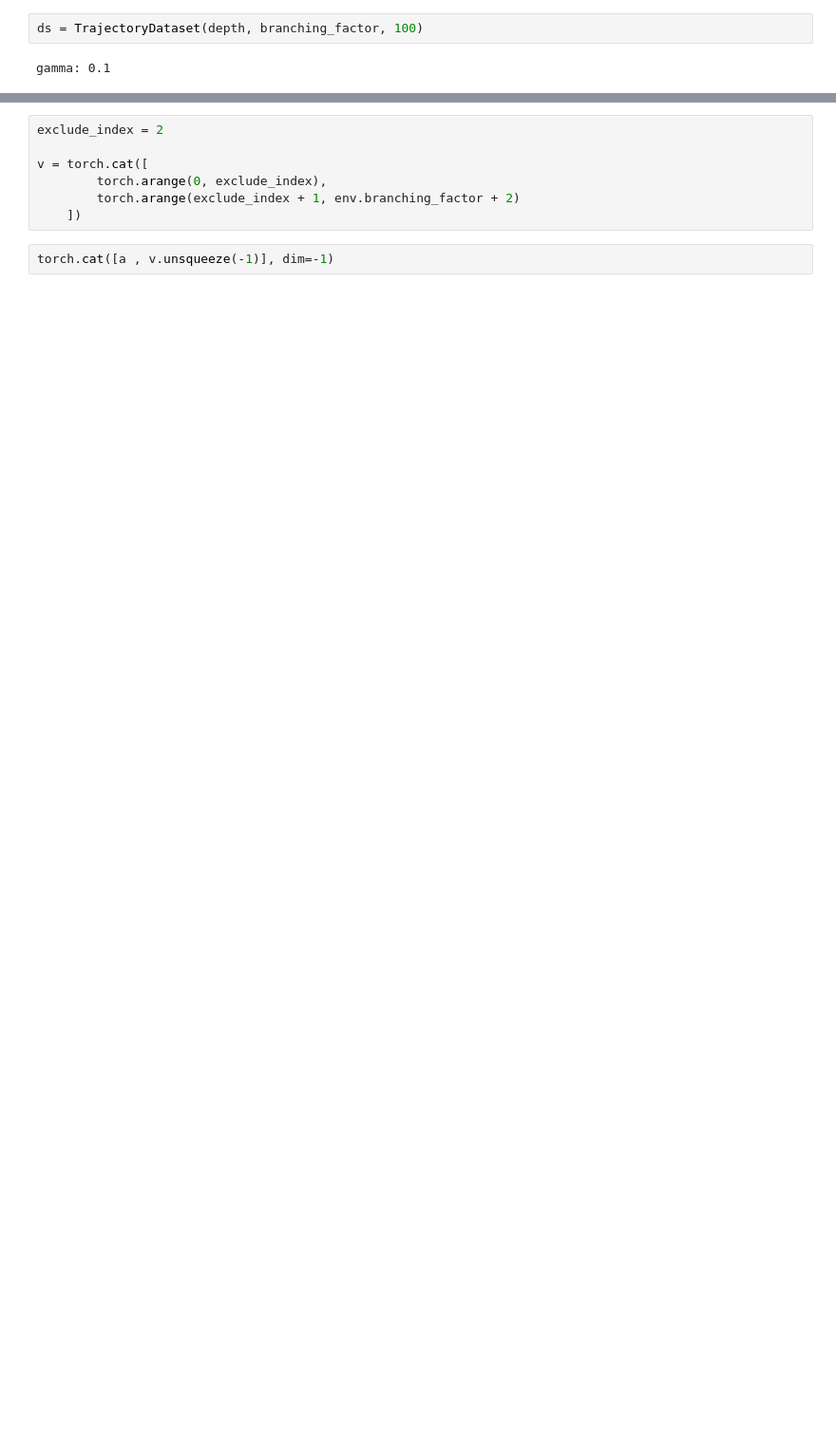
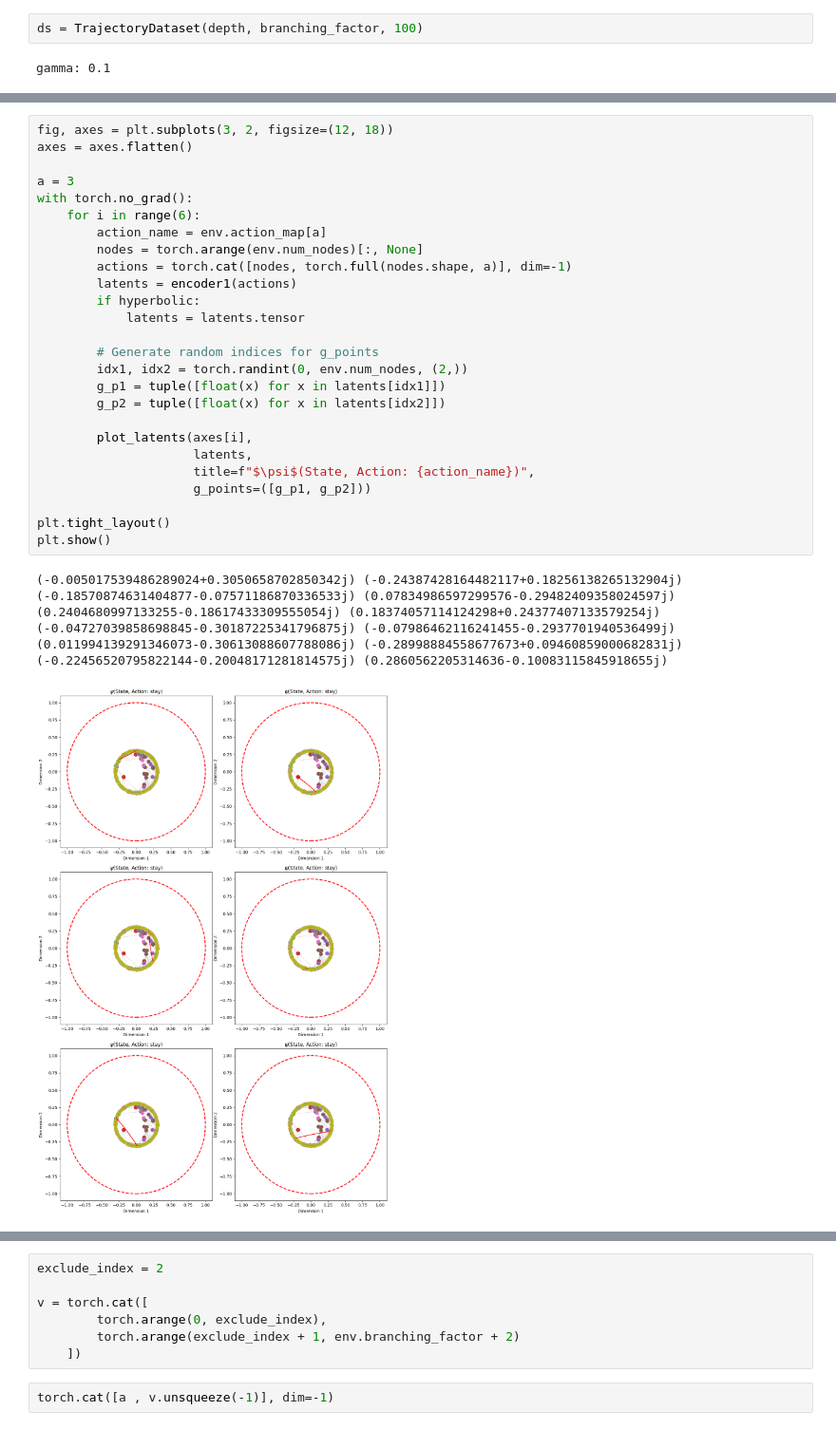
Before and after one commit to YongweiChe/hyperbolic-gcrl, a Jupyter notebook: notebooks/VisualizeTree.ipynb, the cells around one changed output, grey strips where cells are left out. Shown at 95% size. Saved outputs shown, nothing was run; the diff lists cells and outputs as text; blank space fills up the shorter version.

```diff
--- a/notebooks/VisualizeTree.ipynb
+++ b/notebooks/VisualizeTree.ipynb
@@ -190,3 +215,37 @@ def plot_state_latents(ax):
+# %%
+fig, axes = plt.subplots(3, 2, figsize=(12, 18))
+axes = axes.flatten()
+
+a = 3
+with torch.no_grad():
+    for i in range(6):
+        action_name = env.action_map[a]
+        nodes = torch.arange(env.num_nodes)[:, None]
+        actions = torch.cat([nodes, torch.full(nodes.shape, a)], dim=-1)
+        latents = encoder1(actions)
+        if hyperbolic:
+            latents = latents.tensor
+
+        # Generate random indices for g_points
+        idx1, idx2 = torch.randint(0, env.num_nodes, (2,))
+        g_p1 = tuple([float(x) for x in latents[idx1]])
+        g_p2 = tuple([float(x) for x in latents[idx2]])
+
+        plot_latents(axes[i],
+                     latents,
+                     title=f"$\psi$(State, Action: {action_name})",
+                     g_points=([g_p1, g_p2]))
+
+plt.tight_layout()
+plt.show()
+# %% [output]
+(-0.005017539486289024+0.3050658702850342j) (-0.24387428164482117+0.18256138265132904j)
+(-0.18570874631404877-0.07571186870336533j) (0.07834986597299576-0.29482409358024597j)
+(0.2404680997133255-0.18617433309555054j) (0.18374057114124298+0.24377407133579254j)
+(-0.04727039858698845-0.30187225341796875j) (-0.07986462116241455-0.2937701940536499j)
+(0.011994139291346073-0.30613088607788086j) (-0.28998884558677673+0.09460859000682831j)
+(-0.22456520795822144-0.20048171281814575j) (0.2860562205314636-0.10083115845918655j)
+[figure, added]
 # %%
 import numpy as np
 import matplotlib.pyplot as plt
```
Also changed, not shown: parts of 15 cells of this notebook, 22 other files.
